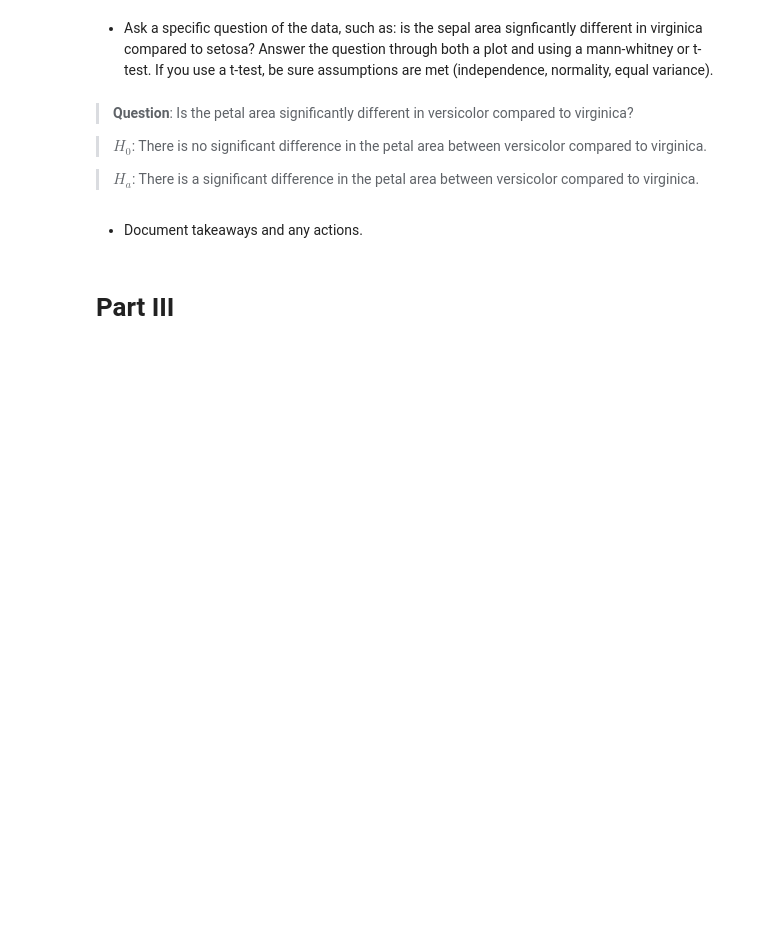
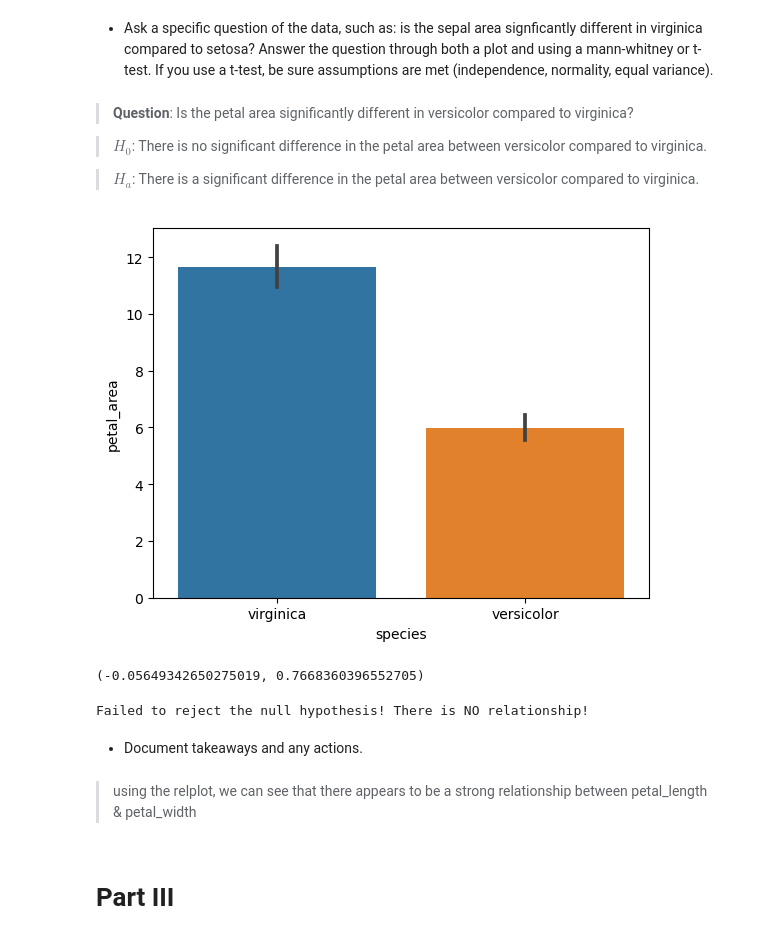
Before and after one commit to rabeka-branham/classification-exercises, a Jupyter notebook: explore.ipynb, the cells around one changed output. Saved outputs shown, nothing was run; the diff lists cells and outputs as text; code cells hidden in the pictures; blank space fills up the shorter version.

```diff
--- a/explore.ipynb
+++ b/explore.ipynb
@@ -267,17 +271,25 @@ versicolor_virginica = train[train.species != 'setosa']
 virginica = train[train.species == 'virginica']
 versicolor = train[train.species == 'versicolor']
 # %%
-sns.boxplot(versicolor_virginica,x=versicolor_virginica.species,y=versicolor_virginica.petal_area)
+sns.barplot(versicolor_virginica,x='species',y='petal_area');
+# %% [output]
+[figure, added]
 # %%
-t,p = stats.mannwhitneyu(virginica.petal_area,versicolor.petal_area)
+t,p = stats.pearsonr(virginica.petal_area,versicolor.petal_area)
 t,p
+# %% [output]
+(-0.05649342650275019, 0.7668360396552705)
 # %%
 if p < α:
-    print('Reject the null hypothesis!')
+    print('Reject the null hypothesis! There IS a relationship!')
 else:
-    print('Failed to reject the null hypothesis!')
+    print('Failed to reject the null hypothesis! There is NO relationship!')
+# %% [output]
+Failed to reject the null hypothesis! There is NO relationship!
 # %% [markdown]
 - Document takeaways and any actions.
+# %% [markdown]
+> using the relplot, we can see that there appears to be a strong relationship between petal_length & petal_width
 # %% [markdown]
 # Part III
 # %% [markdown]
```
Also changed, not shown: parts of 40 cells of this notebook, 5 other files.
